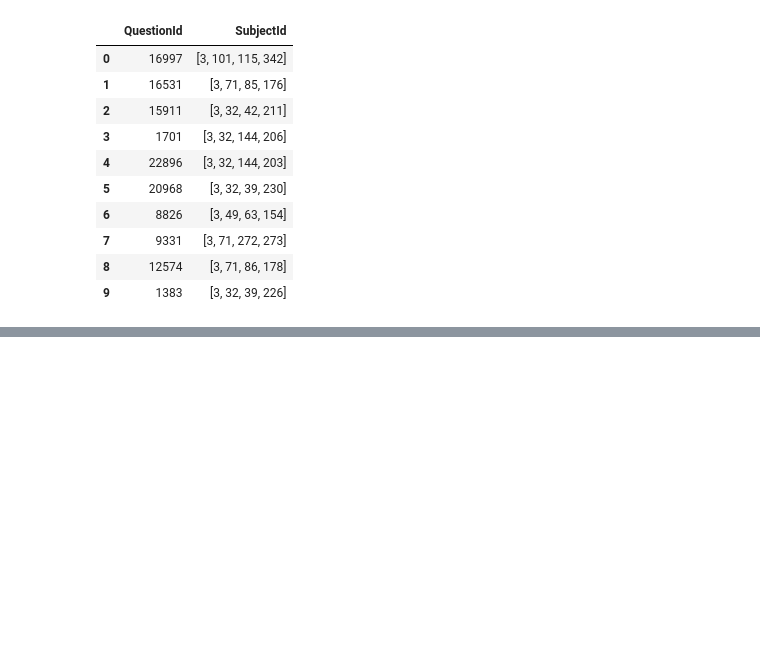
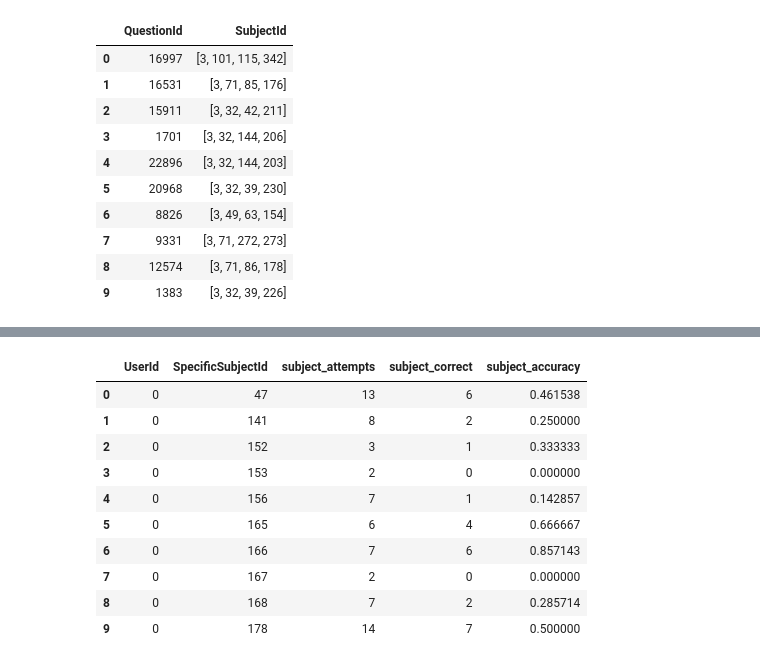
Before and after one commit to Tarak-D/Quintet-, a Jupyter notebook: notebooks/learner_model.ipynb, the cells around one changed output, grey strips where cells are left out. Saved outputs shown, nothing was run; the diff lists cells and outputs as text; code cells hidden in the pictures; blank space fills up the shorter version.

```diff
--- a/notebooks/learner_model.ipynb
+++ b/notebooks/learner_model.ipynb
@@ -710,0 +1021,55 @@ display(model_data.head(10))
+# %%
+# ============================================================
+# CELL 27 — BUILD USER × SPECIFIC-SUBJECT FEATURES
+# ============================================================
+
+import re
+
+# Work from the already-created learner subject history
+subject_features = learner_subject_history.copy()
+
+# Extract the final subject ID from the hierarchy
+subject_features["SpecificSubjectId"] = (
+    subject_features["SubjectId"]
+    .str.extract(r',\s*(\d+)\]$')[0]
+    .astype("int64")
+)
+
+print("Subject features before aggregation:")
+print(subject_features.shape)
+
+print("\nUnique specific subjects:")
+print(subject_features["SpecificSubjectId"].nunique())
+
+# Aggregate in case multiple subject-paths map to the same
+# specific subject for the same learner
+subject_features = (
+    subject_features
+    .groupby(
+        ["UserId", "SpecificSubjectId"],
+        as_index=False
+    )
+    .agg(
+        subject_attempts=("subject_attempts", "sum"),
+        subject_correct=("subject_correct", "sum")
+    )
+)
+
+# Recalculate accuracy from aggregated counts
+subject_features["subject_accuracy"] = (
+    subject_features["subject_correct"]
+    / subject_features["subject_attempts"].replace(0, 1)
+)
+
+print("\nSubject features after aggregation:")
+print(subject_features.shape)
+
+print("\nUnique learners:")
+print(subject_features["UserId"].nunique())
+
+print("\nUnique specific subjects:")
+print(subject_features["SpecificSubjectId"].nunique())
+
+print("\nSample:")
+display(subject_features.head(10))
+# %% [output]
@@ -710,0 +1092,11 @@ display(model_data.head(10))
+|  | UserId | SpecificSubjectId | subject_attempts | subject_correct | subject_accuracy |
+| 0 | 0 | 47 | 13 | 6 | 0.461538 |
+| 1 | 0 | 141 | 8 | 2 | 0.250000 |
+| 2 | 0 | 152 | 3 | 1 | 0.333333 |
+| 3 | 0 | 153 | 2 | 0 | 0.000000 |
+| 4 | 0 | 156 | 7 | 1 | 0.142857 |
+| 5 | 0 | 165 | 6 | 4 | 0.666667 |
+| 6 | 0 | 166 | 7 | 6 | 0.857143 |
+| 7 | 0 | 167 | 2 | 0 | 0.000000 |
+| 8 | 0 | 168 | 7 | 2 | 0.285714 |
+| 9 | 0 | 178 | 14 | 7 | 0.500000 |
```
Also changed, not shown: parts of 11 cells of this notebook, 2 other files.
